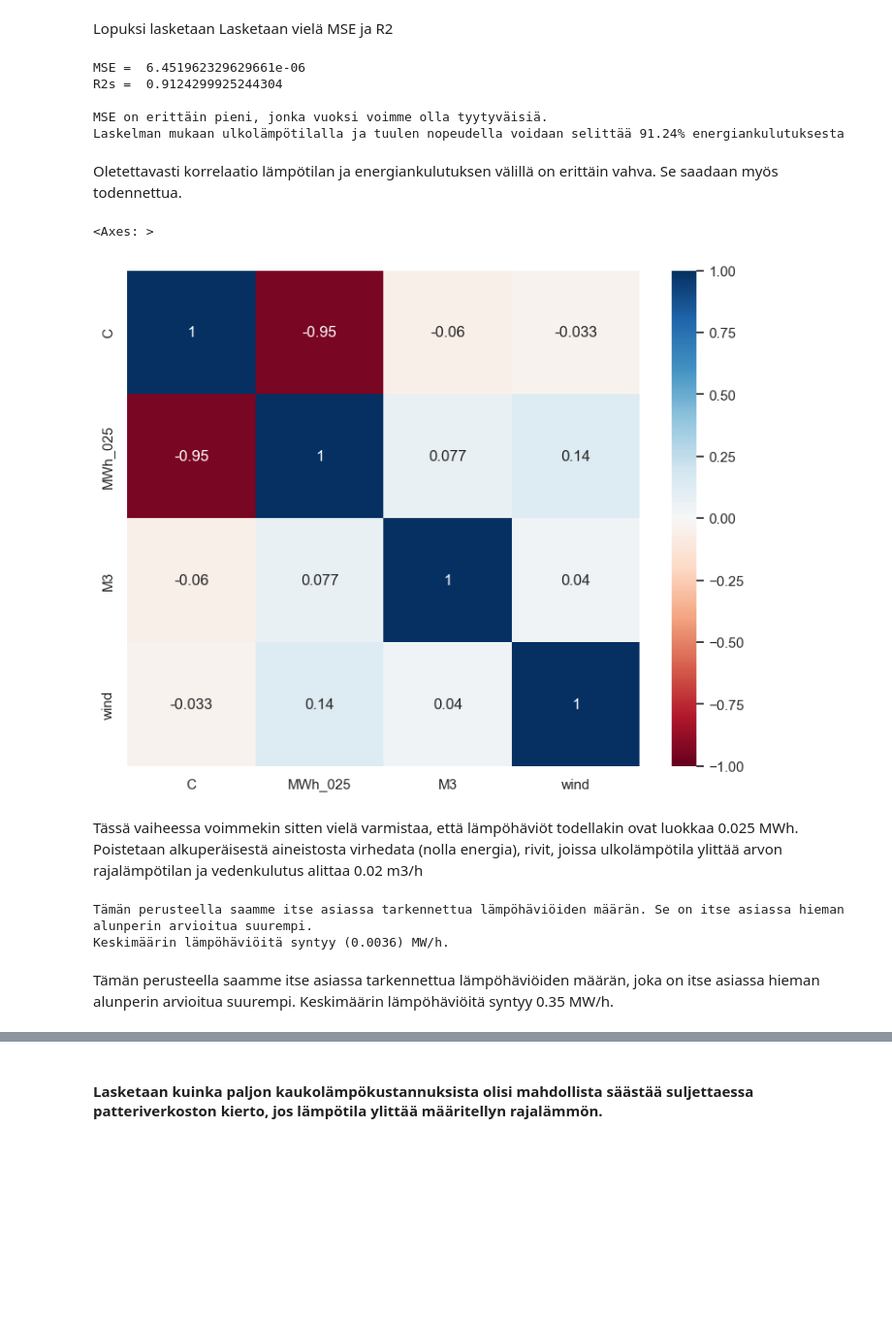
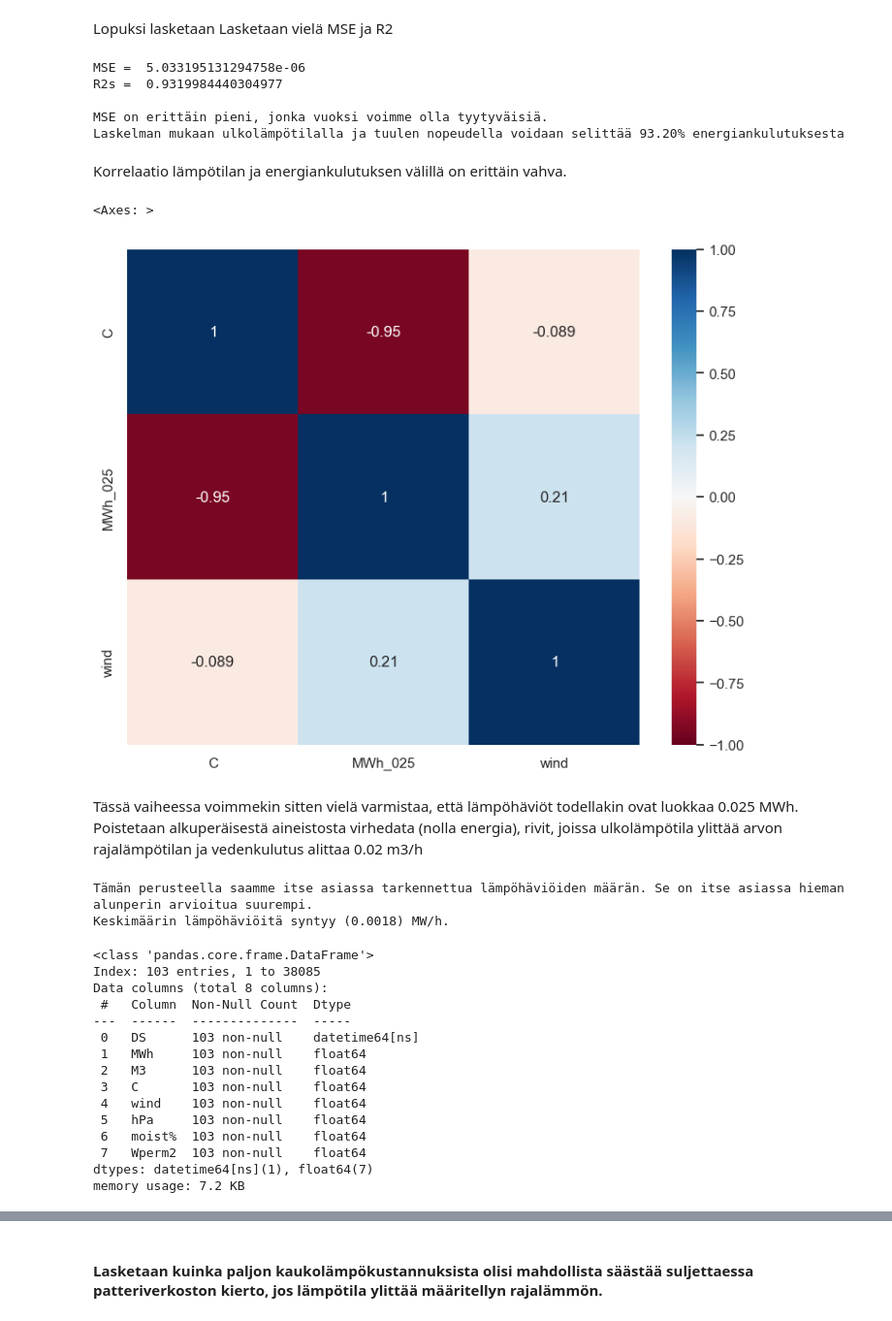
Before and after one commit to luonteri/MWh_lrgr, a Jupyter notebook: Rakennusten_lämmitys_yhtalo.ipynb, the cells around one changed output, grey strips where cells are left out. Shown at 97% size. Drawn from its saved outputs; the diff is of its cells as text; code cells hidden in the pictures; blank space fills up the shorter version.

```diff
--- a/Rakennusten_lämmitys_yhtalo.ipynb
+++ b/Rakennusten_lämmitys_yhtalo.ipynb
@@ -126,8 +120,6 @@ Jotta saamme laskettua paljonko rakennusten lämmittäminen vie energiaa ulkolä
 Poistetaan kuitenkin alkajaisiksi virhelähteet eli ne rivit, joissa energian kulutus on alle 0.0025 MWh.
 # %%
 # Poistetaan rivit, joissa MWh saa arvon alle 0.0025 MWH / h joka tarkoittaa, että poistetaan n. 10% aineistosta
-dfMWH0025 = df_C[df_C["MWh"] > 0.0025]
+dfMWH0025 = df_C[df_C["MWh"] >= 0.002]
 dfMWH0025.count()
-#null_rivit = dfMWH0[dfMWH0.isnull().any(axis=1)]
-#null_rivit.head(50)
 # %% [output]
@@ -167,5 +173,6 @@ Tällöin jäljelle jää vain asuntojen lämmityksen viemä energia ja lämpöh
 # %%
-dfAs = dfMWH0[dfMWH0["M3"] <= 0.02]
+dfAs = dfMWH0[dfMWH0["M3"] <= 0.00]
+lampohavio = dfMWH0['MWh'].min() # poimitaan minimilämpöhäviö
 dfAs.describe()
 # %% [output]
 |  | DS | MWh | M3 | C | wind | hPa | moist% | Wperm2 |
@@ -195,9 +206,9 @@ plt.show()
 # %%
-# Aiemmin päädyimme siihen, että lämpöhäviöiden osuus energiankulutuksesta on 0.025 MW/h. Vähennetään tämä sarakkeesta MWh
+# Aiemmin päädyimme siihen, että lämpöhäviöiden osuus energiankulutuksesta minimissään luokkaa 0.025 MW/h. Vähennetään tämä sarakkeesta MWh
 dfAs_2 = dfAs.copy()
 
 # lasketaan vain lämmitysenergia
-dfAs_2['MWh_025'] = dfAs_2['MWh']-0.0025
+dfAs_2['MWh_025'] = dfAs_2['MWh']-lampohavio
 dfAs_2 = dfAs_2.drop('MWh',axis=1)
 # Katsotaan, vielä, ettei MWh mene alle nollan.
 dfAs_2.describe()
@@ -367,35 +389,51 @@ print()
 print("MSE on erittäin pieni, jonka vuoksi voimme olla tyytyväisiä.")
 print(f"Laskelman mukaan ulkolämpötilalla ja tuulen nopeudella voidaan selittää {r2s*100:.2f}% energiankulutuksesta")
 # %% [output]
-MSE =  6.451962329629661e-06
-R2s =  0.9124299925244304
+MSE =  5.033195131294758e-06
+R2s =  0.9319984440304977
 
 MSE on erittäin pieni, jonka vuoksi voimme olla tyytyväisiä.
-Laskelman mukaan ulkolämpötilalla ja tuulen nopeudella voidaan selittää 91.24% energiankulutuksesta
+Laskelman mukaan ulkolämpötilalla ja tuulen nopeudella voidaan selittää 93.20% energiankulutuksesta
 # %% [markdown]
-Oletettavasti korrelaatio lämpötilan ja energiankulutuksen välillä on erittäin vahva. Se saadaan myös todennettua.
+Korrelaatio lämpötilan ja energiankulutuksen välillä on erittäin vahva.
 # %%
-df_corr = dfAs_2[['C','MWh_025','M3','wind']]
+df_corr = dfAs_2[['C','MWh_025','wind']]
 
 corr_matrix = df_corr.corr()
 plt.figure(figsize=(9,7))
 sns.heatmap(corr_matrix,vmin=-1.0,vmax=1.0, cmap='RdBu', annot=True)
 # %% [output]
 <Axes: >
-[figure, old version]
+[figure, new version]
 # %% [markdown]
 Tässä vaiheessa voimmekin sitten vielä varmistaa, että lämpöhäviöt todellakin ovat luokkaa 0.025 MWh. Poistetaan alkuperäisestä aineistosta virhedata (nolla energia), rivit, joissa ulkolämpötila ylittää arvon rajalämpötilan ja vedenkulutus alittaa 0.02 m3/h
 # %%
-dfAs_3 = df_C[((df_C["M3"] <= 0.02) & (df_C['C']>=rajalampo)) & (df_C['MWh']>=0.0015)]
+dfAs_3 = df_C[((df_C["M3"] <= 0.0) & (df_C['C']>=rajalampo)) & (df_C['MWh']>=0.0015)]
 
-waste = dfAs_3['MWh'].mean() # Lämpöhäviöiden keskiarvo
+waste = dfAs_3['MWh'].mean()/2 # Lämpöhäviöiden keskiarvo
 print(f"Tämän perusteella saamme itse asiassa tarkennettua lämpöhäviöiden määrän. Se on itse asiassa hieman alunperin arvioitua suurempi.")
 print(f"Keskimäärin lämpöhäviöitä syntyy ({waste:.4f}) MW/h.")
 # %% [output]
 Tämän perusteella saamme itse asiassa tarkennettua lämpöhäviöiden määrän. Se on itse asiassa hieman alunperin arvioitua suurempi.
-Keskimäärin lämpöhäviöitä syntyy (0.0036) MW/h.
+Keskimäärin lämpöhäviöitä syntyy (0.0018) MW/h.
-# %% [markdown]
-Tämän perusteella saamme itse asiassa tarkennettua lämpöhäviöiden määrän, joka on itse asiassa hieman alunperin arvioitua suurempi. Keskimäärin lämpöhäviöitä syntyy 0.35 MW/h.
+# %%
+dfAs_3.info()
+# %% [output]
+<class 'pandas.core.frame.DataFrame'>
+Index: 103 entries, 1 to 38085
+Data columns (total 8 columns):
+ #   Column  Non-Null Count  Dtype
+---  ------  --------------  -----
+ 0   DS      103 non-null    datetime64[ns]
+ 1   MWh     103 non-null    float64
+ 2   M3      103 non-null    float64
+ 3   C       103 non-null    float64
+ 4   wind    103 non-null    float64
+ 5   hPa     103 non-null    float64
+ 6   moist%  103 non-null    float64
+ 7   Wperm2  103 non-null    float64
+dtypes: datetime64[ns](1), float64(7)
+memory usage: 7.2 KB
 # %%
 sns.set(style="whitegrid")
 
```
Also changed, not shown: parts of 36 cells of this notebook, 6 other files.
